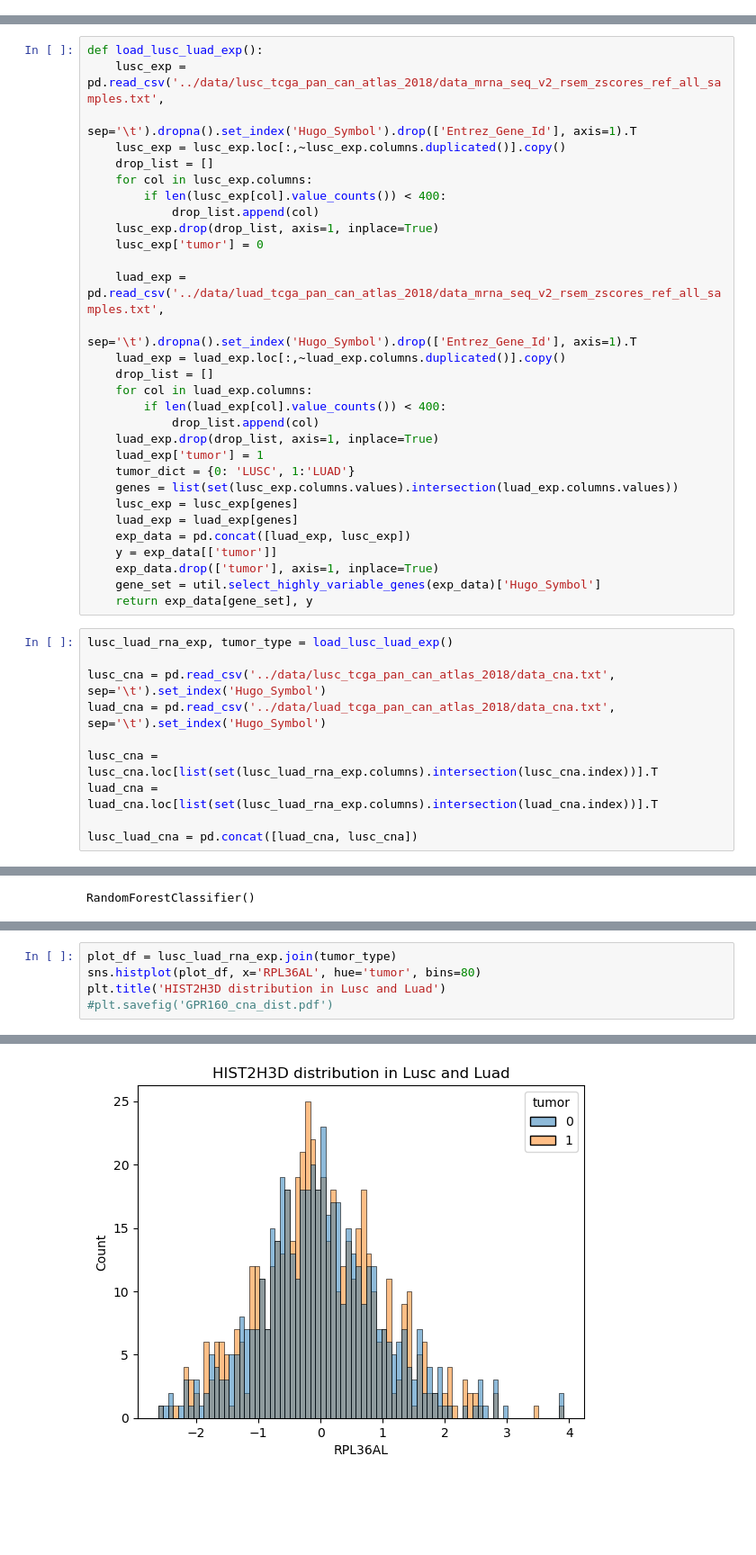
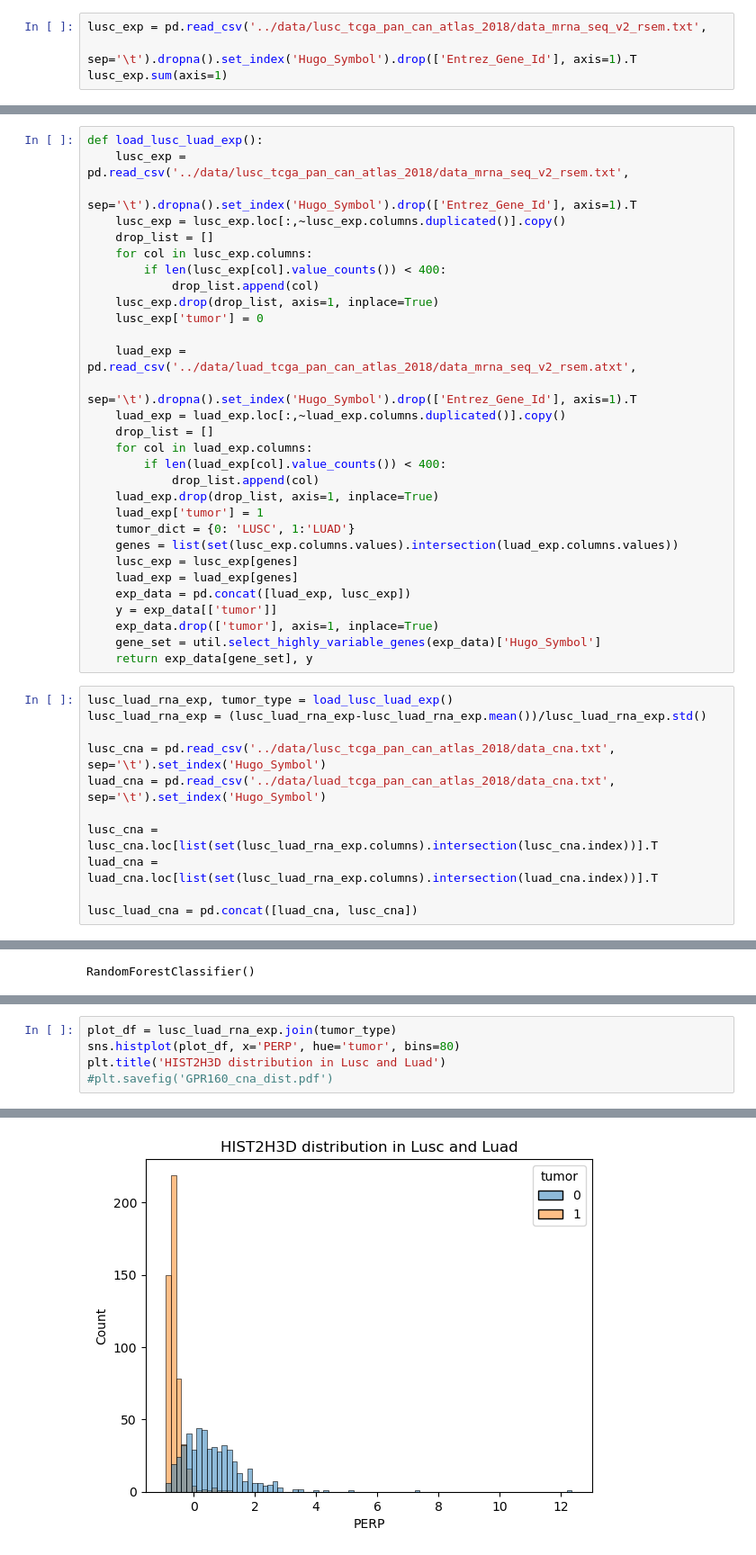
Before and after one commit to vanallenlab/pnet, a Jupyter notebook: src/cancer_type_prediction.ipynb, the cells around one changed output, grey strips where cells are left out. Shown: that part at 90% size. Drawn from its saved outputs; the diff is of its cells as text; blank space fills up the shorter version.

```diff
--- a/src/cancer_type_prediction.ipynb
+++ b/src/cancer_type_prediction.ipynb
@@ -13,0 +30,4 @@ from sklearn.metrics import roc_auc_score
+# %%
+lusc_exp = pd.read_csv('../data/lusc_tcga_pan_can_atlas_2018/data_mrna_seq_v2_rsem.txt',
+                           sep='\t').dropna().set_index('Hugo_Symbol').drop(['Entrez_Gene_Id'], axis=1).T
+lusc_exp.sum(axis=1)
@@ -14,6 +47,6 @@ from sklearn.metrics import roc_auc_score
 # %%
 def load_lusc_luad_exp():
-    lusc_exp = pd.read_csv('../data/lusc_tcga_pan_can_atlas_2018/data_mrna_seq_v2_rsem_zscores_ref_all_samples.txt',
+    lusc_exp = pd.read_csv('../data/lusc_tcga_pan_can_atlas_2018/data_mrna_seq_v2_rsem.txt',
                            sep='\t').dropna().set_index('Hugo_Symbol').drop(['Entrez_Gene_Id'], axis=1).T
     lusc_exp = lusc_exp.loc[:,~lusc_exp.columns.duplicated()].copy()
     drop_list = []
@@ -23,7 +56,7 @@ def load_lusc_luad_exp():
     lusc_exp.drop(drop_list, axis=1, inplace=True)
     lusc_exp['tumor'] = 0
 
-    luad_exp = pd.read_csv('../data/luad_tcga_pan_can_atlas_2018/data_mrna_seq_v2_rsem_zscores_ref_all_samples.txt',
+    luad_exp = pd.read_csv('../data/luad_tcga_pan_can_atlas_2018/data_mrna_seq_v2_rsem.atxt',
                           sep='\t').dropna().set_index('Hugo_Symbol').drop(['Entrez_Gene_Id'], axis=1).T
     luad_exp = luad_exp.loc[:,~luad_exp.columns.duplicated()].copy()
     drop_list = []
@@ -43,6 +76,7 @@ def load_lusc_luad_exp():
     return exp_data[gene_set], y
 # %%
 lusc_luad_rna_exp, tumor_type = load_lusc_luad_exp()
+lusc_luad_rna_exp = (lusc_luad_rna_exp-lusc_luad_rna_exp.mean())/lusc_luad_rna_exp.std()
 
 lusc_cna = pd.read_csv('../data/lusc_tcga_pan_can_atlas_2018/data_cna.txt', sep='\t').set_index('Hugo_Symbol')
 luad_cna = pd.read_csv('../data/luad_tcga_pan_can_atlas_2018/data_cna.txt', sep='\t').set_index('Hugo_Symbol')
@@ -215,8 +219,8 @@ Text(0.5, 1.0, 'GPR160 CNA distribution in Lusc and Luad')
 # %%
 plot_df = lusc_luad_rna_exp.join(tumor_type)
-sns.histplot(plot_df, x='RPL36AL', hue='tumor', bins=80)
+sns.histplot(plot_df, x='PERP', hue='tumor', bins=80)
 plt.title('HIST2H3D distribution in Lusc and Luad')
 #plt.savefig('GPR160_cna_dist.pdf')
 # %% [output]
 Text(0.5, 1.0, 'HIST2H3D distribution in Lusc and Luad')
-[figure, old version]
+[figure, new version]
```
Also changed, not shown: parts of 21 cells of this notebook, 6 other files.
